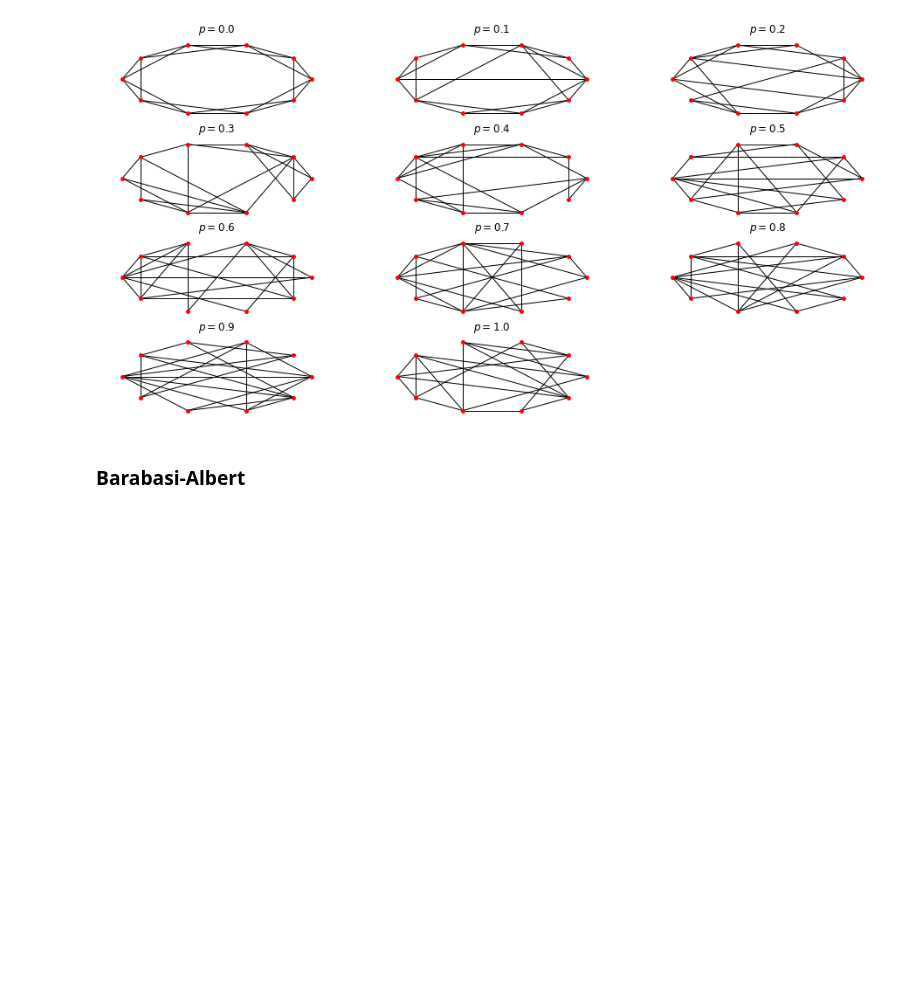
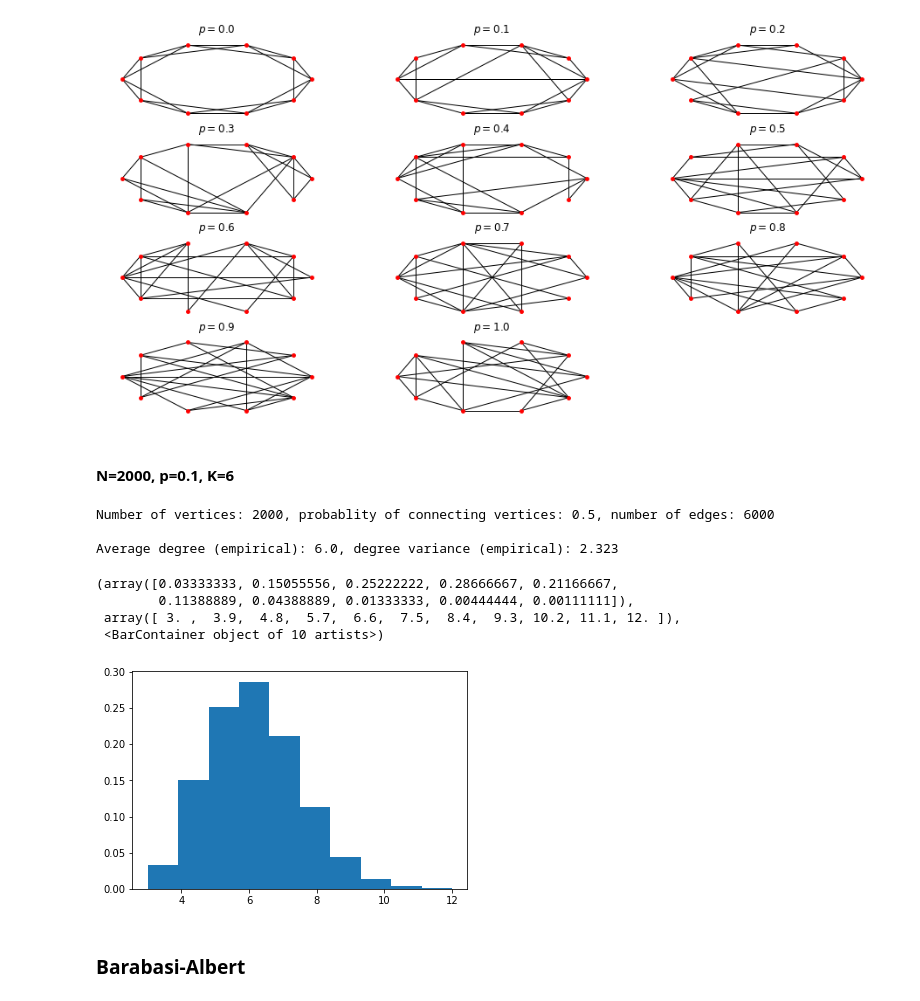
Before and after one commit to adamaj99pwr/Diffusion-processes, a Jupyter notebook: lab3/lab3.ipynb, the cells around one changed output. Cells and saved outputs as stored; diff of their text form; code cells hidden in the pictures; blank space fills up the shorter version.

```diff
--- a/lab3/lab3.ipynb
+++ b/lab3/lab3.ipynb
@@ -103,6 +170,30 @@ for i in range(len(ps)):
     nx.draw_circular(g, node_size=15, node_color='red')
 # %% [output]
 [figure]
+# %% [markdown]
+#### N=2000, p=0.1, K=6
+# %%
+p1 = 0.5
+ws1 = watts_strogatz(2000, p1, 6)
+
+dws1 = [i[1] for i in ws1.degree]
+avg_deg_ws1 = sum(dws1) / 2000
+deg_var_ws1 = np.var(dws1)
+
+print(f"Number of vertices: {len(ws1.nodes())}, probablity of connecting vertices: {p1}, number of edges: {len(ws1.edges())} \n")
+print(f"Average degree (empirical): {avg_deg_ws1}, degree variance (empirical): {deg_var_ws1} \n")
+# %% [output]
+Number of vertices: 2000, probablity of connecting vertices: 0.5, number of edges: 6000
+
+Average degree (empirical): 6.0, degree variance (empirical): 2.323
+# %%
+plt.hist(dws1, density=True)
+# %% [output]
+(array([0.03333333, 0.15055556, 0.25222222, 0.28666667, 0.21166667,
+        0.11388889, 0.04388889, 0.01333333, 0.00444444, 0.00111111]),
+ array([ 3. ,  3.9,  4.8,  5.7,  6.6,  7.5,  8.4,  9.3, 10.2, 11.1, 12. ]),
+ <BarContainer object of 10 artists>)
+[figure, added]
 # %% [markdown]
 ### Barabasi-Albert
 # %%
```
Also changed, not shown: parts of 22 cells of this notebook.
